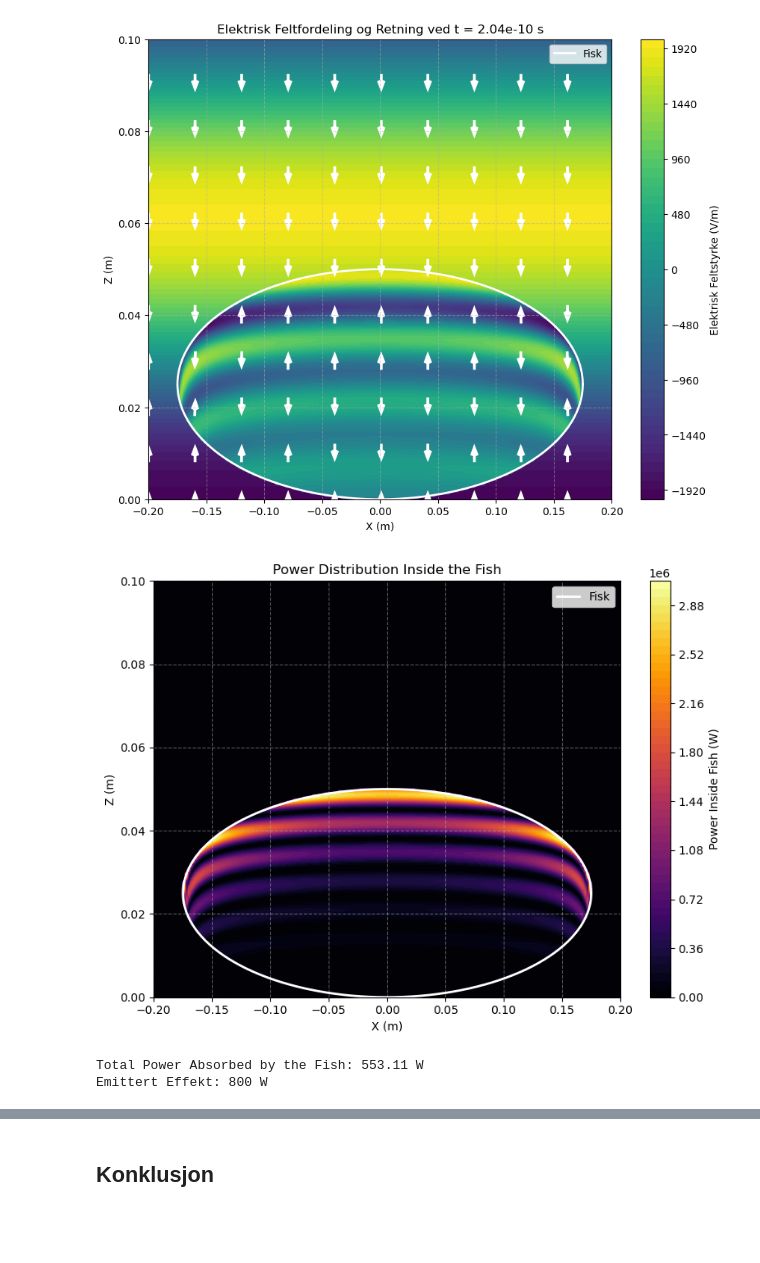
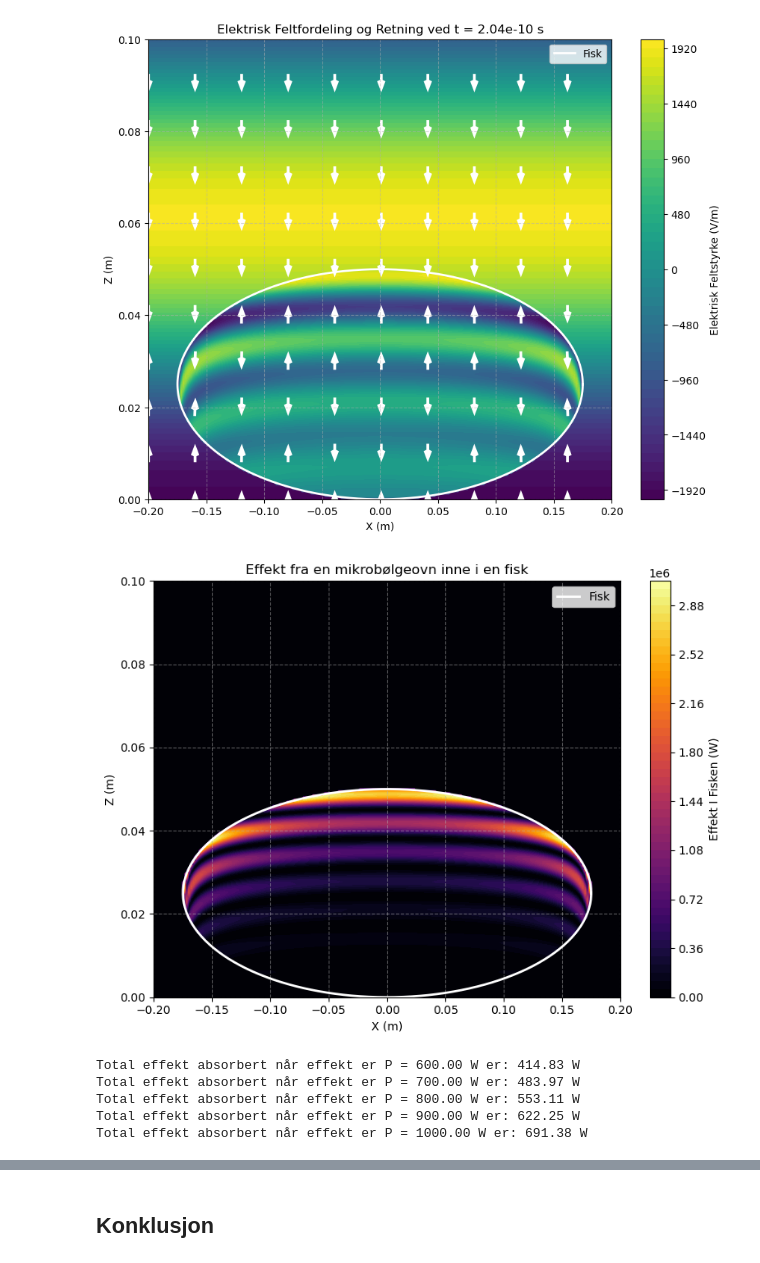
Before and after one commit to VictJoh/ElMag-Computational-Essay, a Jupyter notebook: compessay.ipynb, the cells around one changed output, grey strips where cells are left out. Cells and saved outputs as stored; diff of their text form; code cells hidden in the pictures; blank space fills up the shorter version.

```diff
--- a/compessay.ipynb
+++ b/compessay.ipynb
@@ -341,23 +342,27 @@ def P_total(Ex, Ez):
 # %%
 power_outside = np.zeros_like(Z)
 
 power_inside = np.zeros_like(X)
-power_inside[inside_fish] = P_total(E_x_inside, E_z_inside)
+power_inside[inside_fish] = P_total(E_x_inside, E_z_inside) # absorbert effekt
 
 plt.figure(figsize=(8, 6))
 power_contour = plt.contourf(X, Z, power_inside, levels=50, cmap="inferno")
-plt.colorbar(power_contour, label="Power Inside Fish (W)")
+plt.colorbar(power_contour, label="Effekt I Fisken (W)")
 plt.xlabel("X (m)")
 plt.ylabel("Z (m)")
-plt.title("Power Distribution Inside the Fish")
+plt.title("Effekt fra en mikrobølgeovn inne i en fisk")
 plt.plot(x_ellipsoid, z_ellipsoid, color='white', linewidth=2, label="Fisk")
 plt.grid(True, linestyle='--', alpha=0.5)
 plt.legend()
 plt.tight_layout()
 plt.show()
 # %% [output]
-[figure, old version]
+[figure, new version]
 # %%
+P = np.arange(600, 1100, 100)
+E0_list = np.sqrt((2*P) / (epsilon_0 * c* A))
+
+
 # 3D Meshgrid
 x = np.linspace(-0.2, 0.2, num_points)
 y = np.linspace(-0.07/2, 0.07/2, num_points)
@@ -374,22 +379,33 @@ Z_surface = c_ellipsoid + c_ellipsoid * np.sqrt(1 - (X[inside_fish] / a_ellipsoi
 distance_inside[inside_fish] = Z_surface - Z[inside_fish]
 distance_inside = np.maximum(distance_inside, 0)
 
-# Elektrisk felt inne i fisken
-E_inside = E0 * np.exp(-alpha * distance_inside)
-
-# Beregn effektabsorpsjon
-P_r = omega * epsilon_0 * l_f * (E_inside**2)
-P_r = P_r * 0.5 # ganger med en halv for å normalisere sinus-bølgen
-power_density = P_r * inside_fish
 
 # Integrer over hele volumet
-dx = x[1] - x[0]
-dy = y[1] - y[0]
-dz = z[1] - z[0]
-dV = dx * dy * dz
-total_power_absorbed = np.sum(power_density) * dV
-print(f"Total Power Absorbed by the Fish: {total_power_absorbed:.2f} W")
-print(f"Emittert Effekt: {P} W")
+total_power_absorbed_values = []
+for E0_value in E0_list:
+    # Elektrisk felt inne i fisken for the current E0 value
+    E_inside = E0_value * np.exp(-alpha * distance_inside)
+
+    # Beregn effektabsorpsjon
+    P_r = omega * epsilon_0 * l_f * (E_inside ** 2) * 0.5
+    power_density = P_r * inside_fish
+
+    # Volume element
+    dx = x[1] - x[0]
+    dy = y[1] - y[0]
+    dz = z[1] - z[0]
+    dV = dx * dy * dz
+
+    # Integrate over the entire volume
+    total_power_absorbed = np.sum(power_density) * dV
+    total_power_absorbed_values.append(total_power_absorbed)
+
+# Print the results
+for p, absorbed_power in zip(P, total_power_absorbed_values):
+    print(f"Total effekt absorbert når effekt er P = {p:.2f} W er: {absorbed_power:.2f} W")
 # %% [output]
-Total Power Absorbed by the Fish: 553.11 W
-Emittert Effekt: 800 W
+Total effekt absorbert når effekt er P = 600.00 W er: 414.83 W
+Total effekt absorbert når effekt er P = 700.00 W er: 483.97 W
+Total effekt absorbert når effekt er P = 800.00 W er: 553.11 W
+Total effekt absorbert når effekt er P = 900.00 W er: 622.25 W
+Total effekt absorbert når effekt er P = 1000.00 W er: 691.38 W
```
Also changed, not shown: parts of 6 cells of this notebook.
